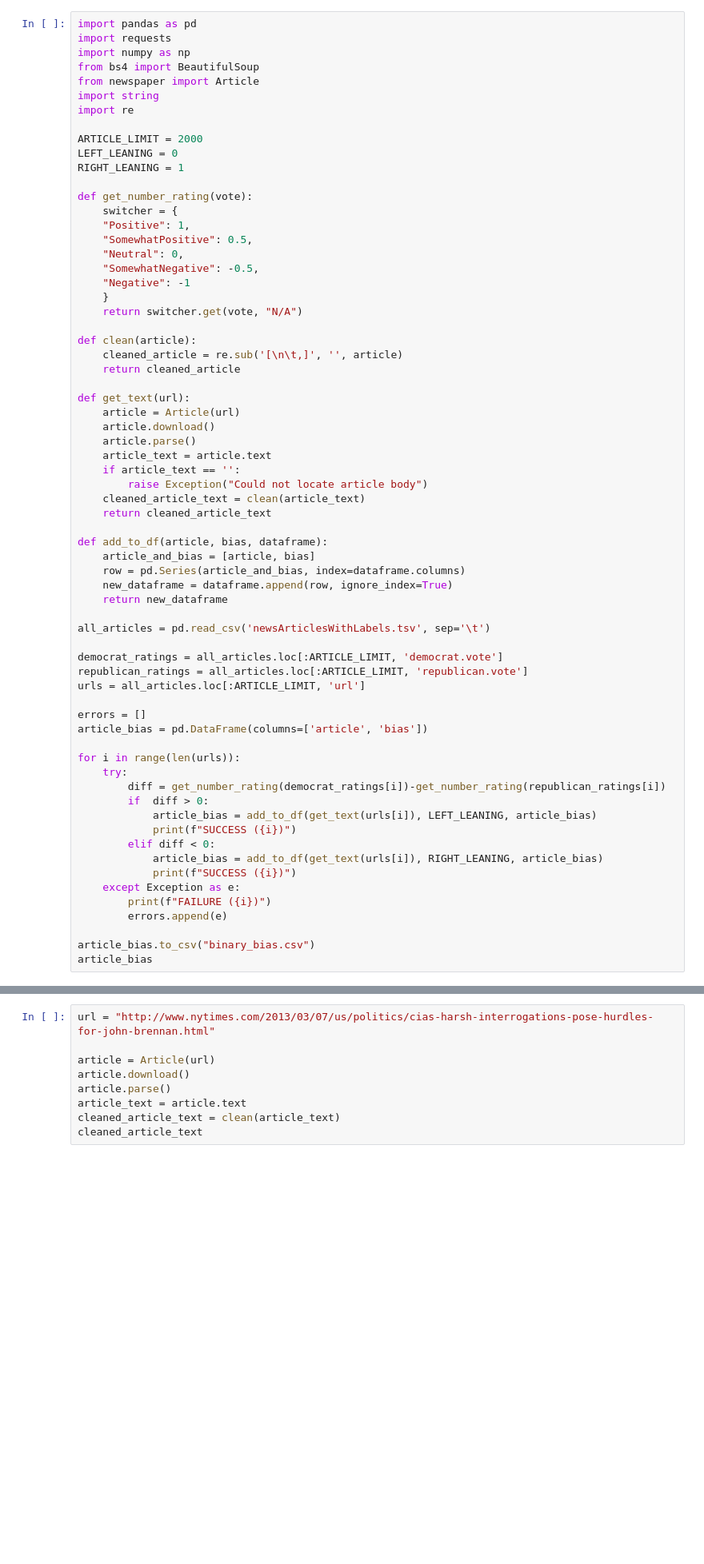
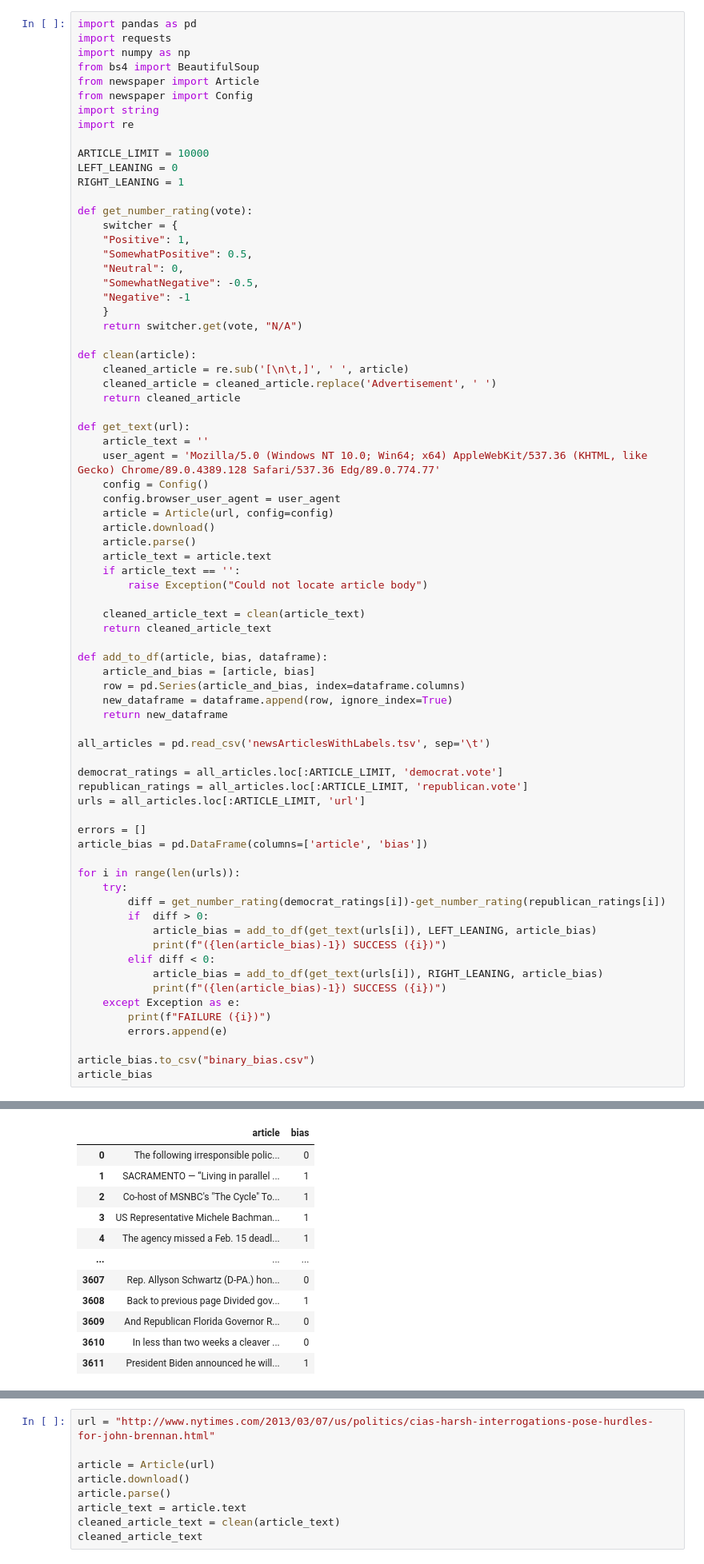
Before and after one commit to KatSully23/balanced-news, a Jupyter notebook: ml_training/ArticleSorter.ipynb, the cells around one changed output, grey strips where cells are left out. Shown at 80% size. Drawn from its saved outputs; the diff is of its cells as text; blank space fills up the shorter version.

Commit message:
Modified article sorter and improved dataset

```diff
--- a/ml_training/ArticleSorter.ipynb
+++ b/ml_training/ArticleSorter.ipynb
@@ -4,10 +4,11 @@ import requests
 import numpy as np
 from bs4 import BeautifulSoup
 from newspaper import Article
+from newspaper import Config
 import string
 import re
 
-ARTICLE_LIMIT = 2000
+ARTICLE_LIMIT = 10000
 LEFT_LEANING = 0
 RIGHT_LEANING = 1
 
@@ -22,16 +23,22 @@ def get_number_rating(vote):
     return switcher.get(vote, "N/A")
 
 def clean(article):
-    cleaned_article = re.sub('[\n\t,]', '', article)
+    cleaned_article = re.sub('[\n\t,]', ' ', article)
+    cleaned_article = cleaned_article.replace('Advertisement', ' ')
     return cleaned_article
 
 def get_text(url):
-    article = Article(url)
+    article_text = ''
+    user_agent = 'Mozilla/5.0 (Windows NT 10.0; Win64; x64) AppleWebKit/537.36 (KHTML, like Gecko) Chrome/89.0.4389.128 Safari/537.36 Edg/89.0.774.77'
+    config = Config()
+    config.browser_user_agent = user_agent
+    article = Article(url, config=config)
     article.download()
     article.parse()
     article_text = article.text
     if article_text == '':
         raise Exception("Could not locate article body")
+
     cleaned_article_text = clean(article_text)
     return cleaned_article_text
 
@@ -55,10 +62,10 @@ for i in range(len(urls)):
         diff = get_number_rating(democrat_ratings[i])-get_number_rating(republican_ratings[i])
         if  diff > 0:
             article_bias = add_to_df(get_text(urls[i]), LEFT_LEANING, article_bias)
-            print(f"SUCCESS ({i})")
+            print(f"({len(article_bias)-1}) SUCCESS ({i})")
         elif diff < 0:
             article_bias = add_to_df(get_text(urls[i]), RIGHT_LEANING, article_bias)
-            print(f"SUCCESS ({i})")
+            print(f"({len(article_bias)-1}) SUCCESS ({i})")
     except Exception as e:
         print(f"FAILURE ({i})")
         errors.append(e)
@@ -85,0 +178,12 @@ article_bias
+|  | article | bias |
+| 0 | The following irresponsible polic... | 0 |
+| 1 | SACRAMENTO — “Living in parallel ... | 1 |
+| 2 | Co-host of MSNBC's "The Cycle" To... | 1 |
+| 3 | US Representative Michele Bachman... | 1 |
+| 4 | The agency missed a Feb. 15 deadl... | 1 |
+| ... | ... | ... |
+| 3607 | Rep. Allyson Schwartz (D-PA.) hon... | 0 |
+| 3608 | Back to previous page Divided gov... | 1 |
+| 3609 | And Republican Florida Governor R... | 0 |
+| 3610 | In less than two weeks a cleaver ... | 0 |
+| 3611 | President Biden announced he will... | 1 |
```
Also changed, not shown: parts of 4 cells of this notebook, 2 other files.
